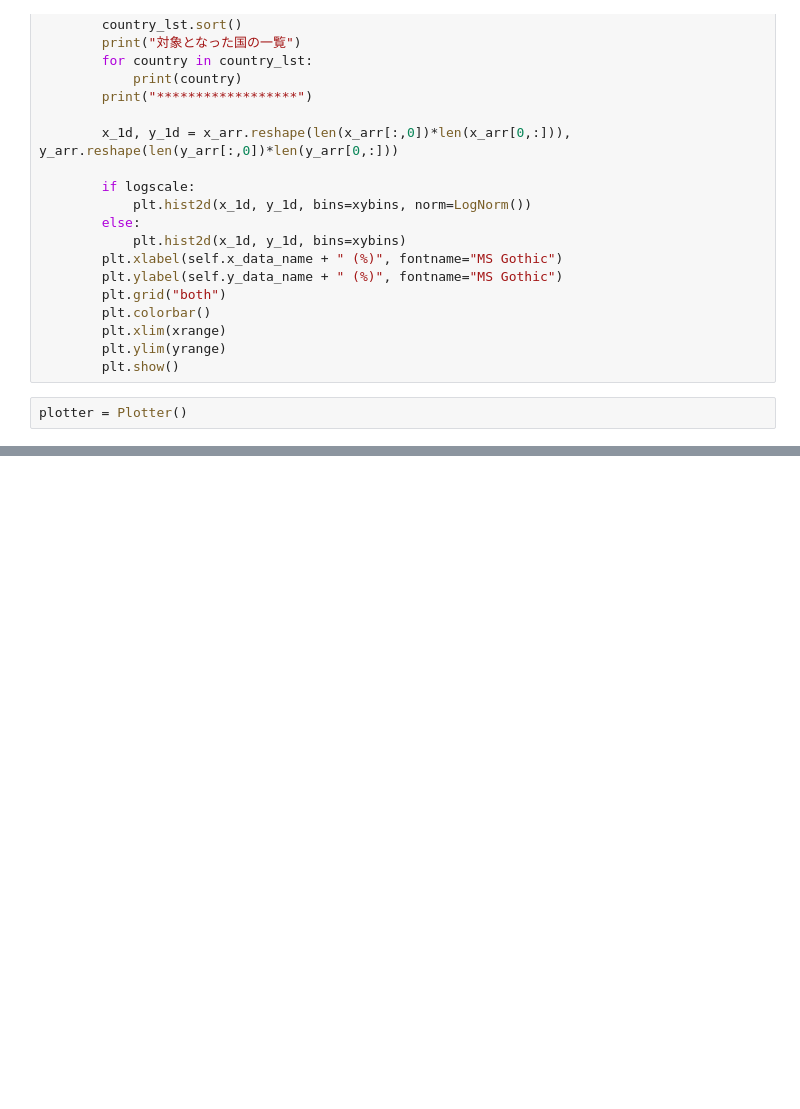
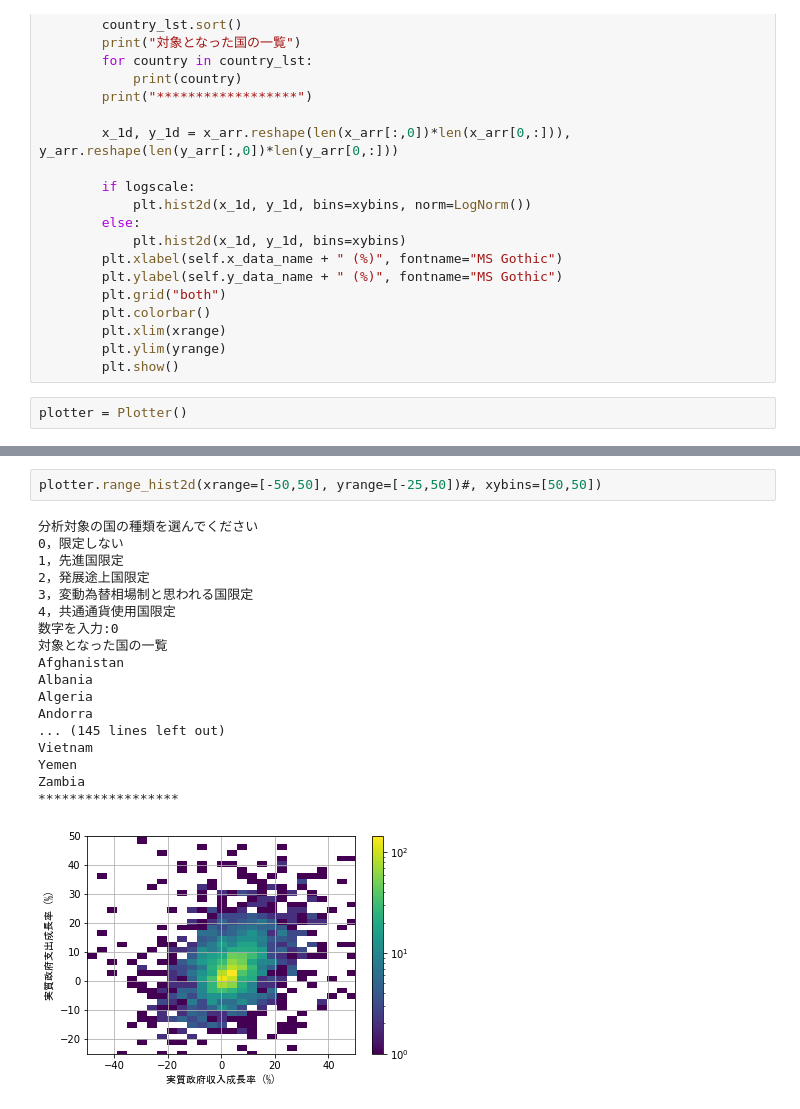
Before and after one commit to rokaboNatttsu/Correlation_of_Economic_Indicators, a Jupyter notebook: 分析用のノートブック.ipynb, the cells around one changed output, grey strips where cells are left out. Drawn from its saved outputs; the diff is of its cells as text; blank space fills up the shorter version.

```diff
--- a/分析用のノートブック.ipynb
+++ b/分析用のノートブック.ipynb
@@ -313 +313,22 @@ Zambia
+# %%
+plotter.range_hist2d(xrange=[-50,50], yrange=[-25,50])#, xybins=[50,50])
+# %% [output]
+分析対象の国の種類を選んでください
+0，限定しない
+1，先進国限定
+2，発展途上国限定
+3，変動為替相場制と思われる国限定
+4，共通通貨使用国限定
+数字を入力:0
+対象となった国の一覧
+Afghanistan
+Albania
+Algeria
+Andorra
+... (145 lines left out)
+Vietnam
+Yemen
+Zambia
+******************
+[figure, added]
 # %%
```
Also changed, not shown: parts of 8 cells of this notebook.
